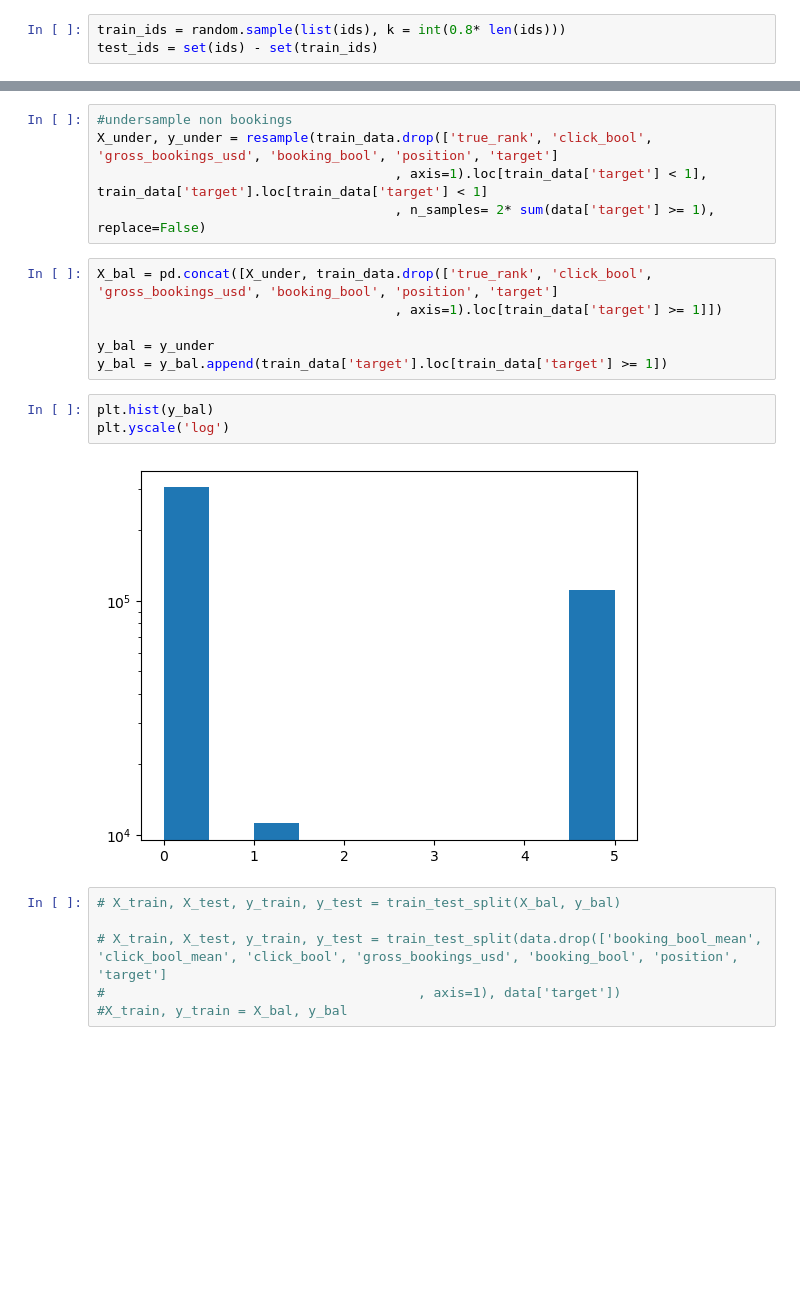
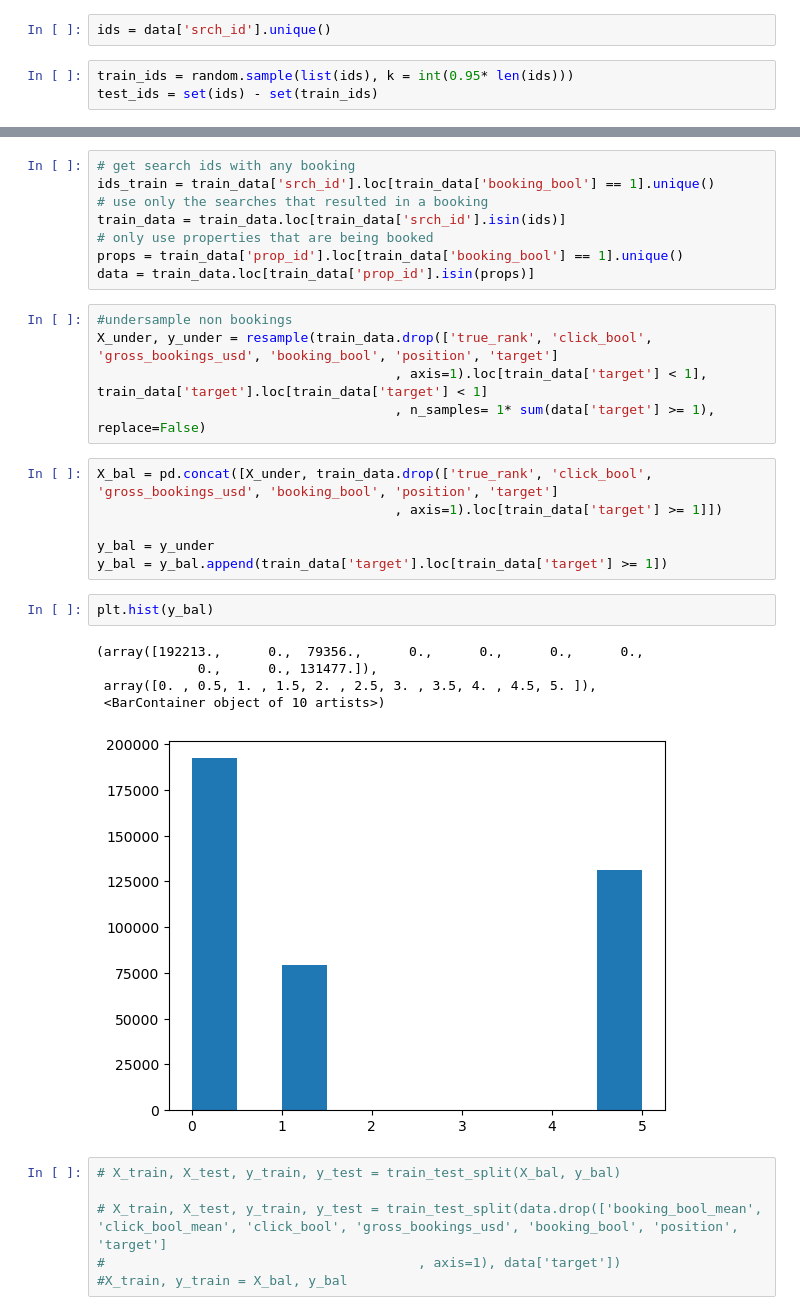
Before and after one commit to PaulHosek/DataMining, a Jupyter notebook: prediction_simple.ipynb, the cells around one changed output, grey strips where cells are left out. Saved outputs shown, nothing was run; the diff lists cells and outputs as text; blank space fills up the shorter version.

Commit message:
adjust the test train split

```diff
--- a/prediction_simple.ipynb
+++ b/prediction_simple.ipynb
@@ -75,5 +69,7 @@ data = data.loc[data['srch_id'].isin(ids)]
+# %%
+ids = data['srch_id'].unique()
 # %%
-train_ids = random.sample(list(ids), k = int(0.8* len(ids)))
+train_ids = random.sample(list(ids), k = int(0.95* len(ids)))
 test_ids = set(ids) - set(train_ids)
 # %%
 # data = data.join(data.loc[data['srch_id'].isin(train_ids)].groupby('prop_id')['booking_bool'].mean(), on = 'prop_id', rsuffix = '_mean')
@@ -91,11 +77,19 @@ data.loc[data['srch_id'] == list(test_ids)[0]]
 # %%
 train_data = data.loc[data['srch_id'].isin(train_ids)]
 test_data = data.loc[data['srch_id'].isin(test_ids)]
+# %%
+# get search ids with any booking
+ids_train = train_data['srch_id'].loc[train_data['booking_bool'] == 1].unique()
+# use only the searches that resulted in a booking
+train_data = train_data.loc[train_data['srch_id'].isin(ids)]
+# only use properties that are being booked
+props = train_data['prop_id'].loc[train_data['booking_bool'] == 1].unique()
+data = train_data.loc[train_data['prop_id'].isin(props)]
 # %%
 #undersample non bookings
 X_under, y_under = resample(train_data.drop(['true_rank', 'click_bool', 'gross_bookings_usd', 'booking_bool', 'position', 'target']
                                       , axis=1).loc[train_data['target'] < 1], train_data['target'].loc[train_data['target'] < 1]
-                                      , n_samples= 2* sum(data['target'] >= 1), replace=False)
+                                      , n_samples= 1* sum(data['target'] >= 1), replace=False)
 # %%
 X_bal = pd.concat([X_under, train_data.drop(['true_rank', 'click_bool', 'gross_bookings_usd', 'booking_bool', 'position', 'target']
                                       , axis=1).loc[train_data['target'] >= 1]])
@@ -104,9 +98,12 @@ y_bal = y_under
 y_bal = y_bal.append(train_data['target'].loc[train_data['target'] >= 1])
 # %%
 plt.hist(y_bal)
-plt.yscale('log')
 # %% [output]
+(array([192213.,      0.,  79356.,      0.,      0.,      0.,      0.,
+             0.,      0., 131477.]),
+ array([0. , 0.5, 1. , 1.5, 2. , 2.5, 3. , 3.5, 4. , 4.5, 5. ]),
+ <BarContainer object of 10 artists>)
-[figure, old version]
+[figure, new version]
 # %%
 # X_train, X_test, y_train, y_test = train_test_split(X_bal, y_bal)
 
```
Also changed, not shown: parts of 15 cells of this notebook.
